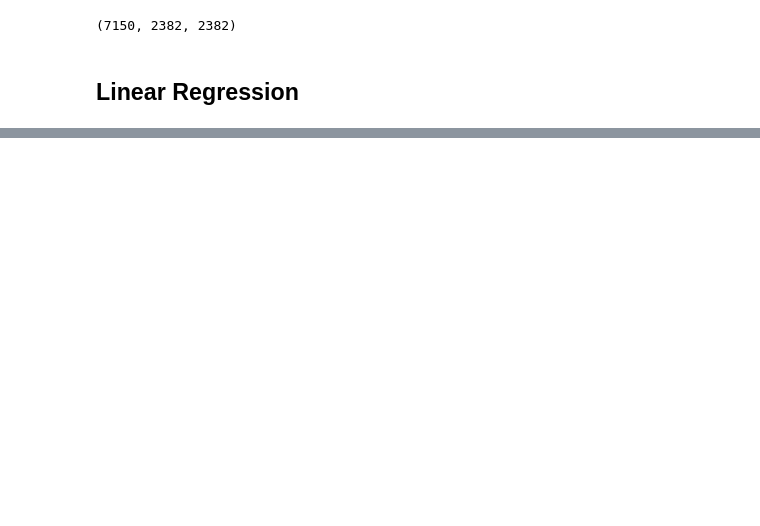
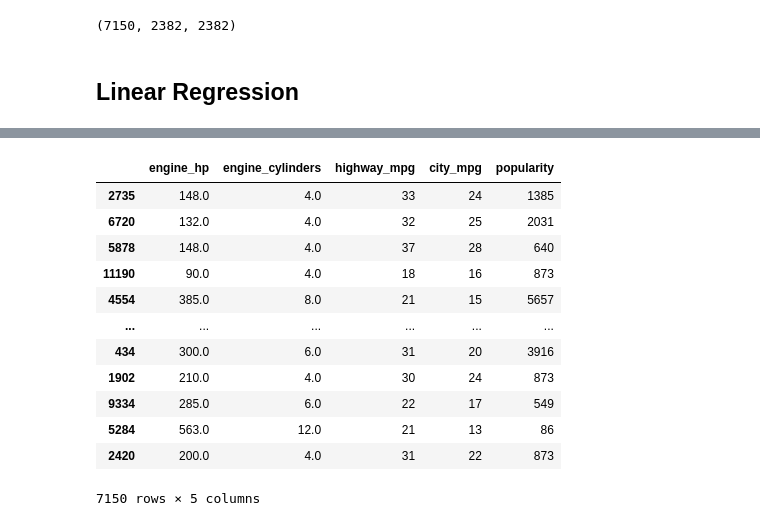
Before and after one commit to filipebodas/ml_zoomcamp_2025, a Jupyter notebook: code/02_regression/02_code.ipynb, the cells around one changed output, grey strips where cells are left out. Cells and saved outputs as stored; diff of their text form; code cells hidden in the pictures; blank space fills up the shorter version.

```diff
--- a/code/02_regression/02_code.ipynb
+++ b/code/02_regression/02_code.ipynb
@@ -206,8 +170,23 @@ df_train
+# %%
+np.random.seed(2)
+
+n = len(df)
+
+n_val = int(0.2 * n)
+n_test = int(0.2 * n)
+n_train = n - (n_val + n_test)
+
+# SHUFFLE DATASET
+idx = np.arange(n)
+np.random.shuffle(idx)
+
+df_shuffled = df.iloc[idx]
+
+# copy to preserve the original data
+df_train = df_shuffled.iloc[:n_train].copy()
+df_val = df_shuffled.iloc[n_train:n_train+n_val].copy()
+df_test = df_shuffled.iloc[n_train+n_val:].copy()
 # %%
 len(df_train), len(df_val), len(df_test)
 # %% [output]
 (7150, 2382, 2382)
-# %%
-df_train = df_train.reset_index(drop = True)
-df_val = df_val.reset_index(drop = True)
-df_test = df_test.reset_index(drop = True)
@@ -223,0 +459,17 @@ del df_test['msrp']
+# %%
+base = ['engine_hp', 'engine_cylinders', 'highway_mpg', 'city_mpg', 'popularity']
+df_train[base]
+# %% [output]
+|  | engine_hp | engine_cylinders | highway_mpg | city_mpg | popularity |
+| 2735 | 148.0 | 4.0 | 33 | 24 | 1385 |
+| 6720 | 132.0 | 4.0 | 32 | 25 | 2031 |
+| 5878 | 148.0 | 4.0 | 37 | 28 | 640 |
+| 11190 | 90.0 | 4.0 | 18 | 16 | 873 |
+| 4554 | 385.0 | 8.0 | 21 | 15 | 5657 |
+| ... | ... | ... | ... | ... | ... |
+| 434 | 300.0 | 6.0 | 31 | 20 | 3916 |
+| 1902 | 210.0 | 4.0 | 30 | 24 | 873 |
+| 9334 | 285.0 | 6.0 | 22 | 17 | 549 |
+| 5284 | 563.0 | 12.0 | 21 | 13 | 86 |
+| 2420 | 200.0 | 4.0 | 31 | 22 | 873 |
+7150 rows × 5 columns
```
Also changed, not shown: parts of 108 cells of this notebook.
